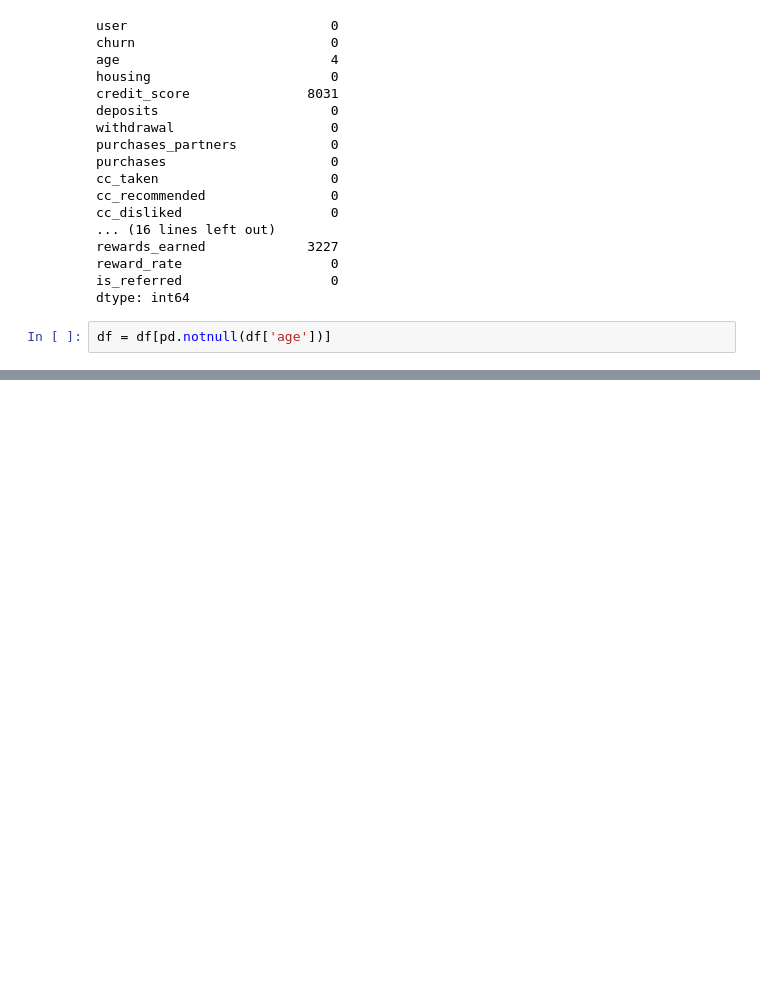
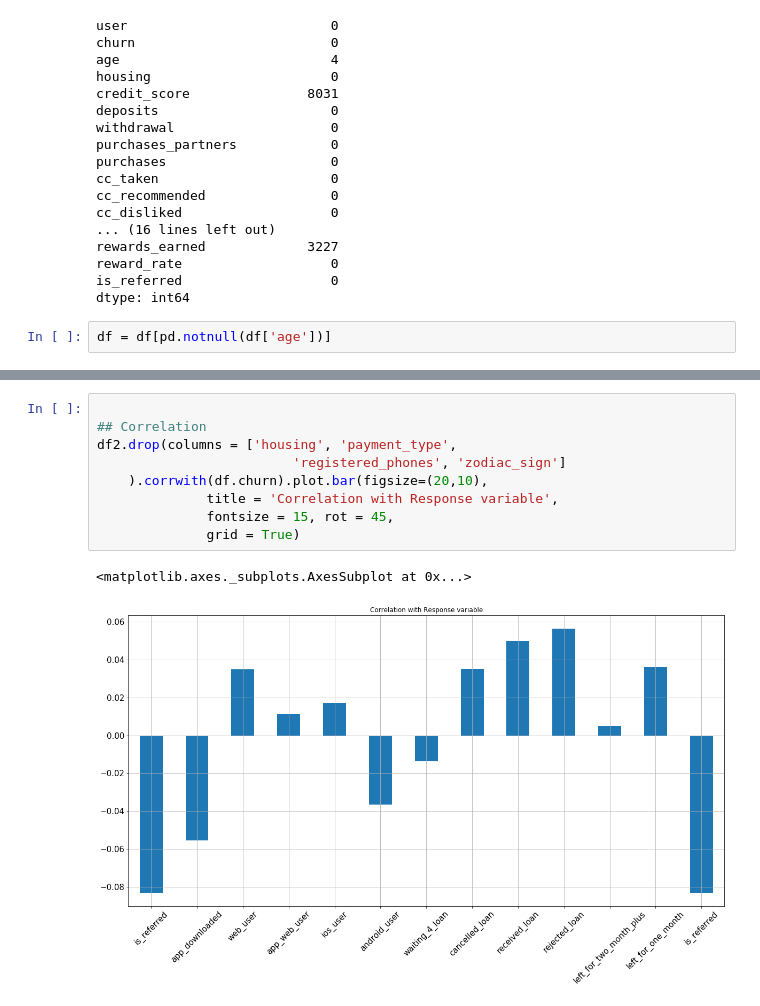
Before and after one commit to sohailziahh/Minimizing-Customer-Churn-Rate, a Jupyter notebook: churn.ipynb, the cells around one changed output, grey strips where cells are left out. Saved outputs shown, nothing was run; the diff lists cells and outputs as text; blank space fills up the shorter version.

```diff
--- a/churn.ipynb
+++ b/churn.ipynb
@@ -93,0 +164,12 @@ df = df
+# %%
+
+## Correlation
+df2.drop(columns = ['housing', 'payment_type',
+                         'registered_phones', 'zodiac_sign']
+    ).corrwith(df.churn).plot.bar(figsize=(20,10),
+              title = 'Correlation with Response variable',
+              fontsize = 15, rot = 45,
+              grid = True)
+# %% [output]
+<matplotlib.axes._subplots.AxesSubplot at 0x...>
+[figure, added]
```
Also changed, not shown: parts of 43 cells of this notebook.
